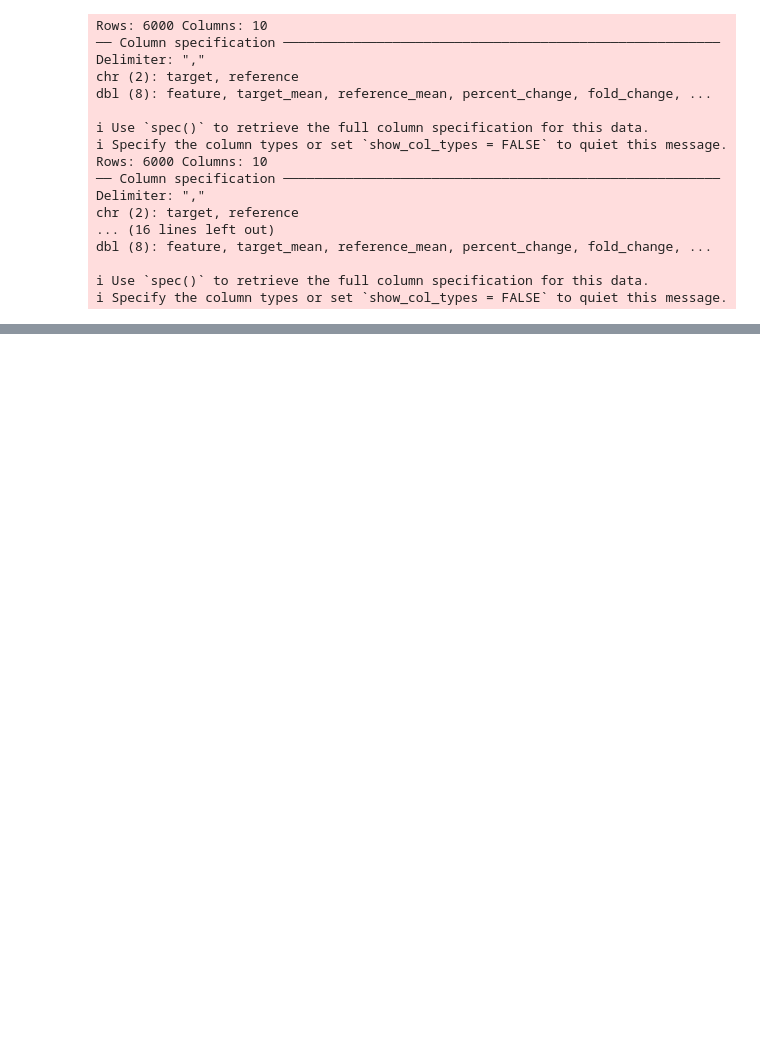
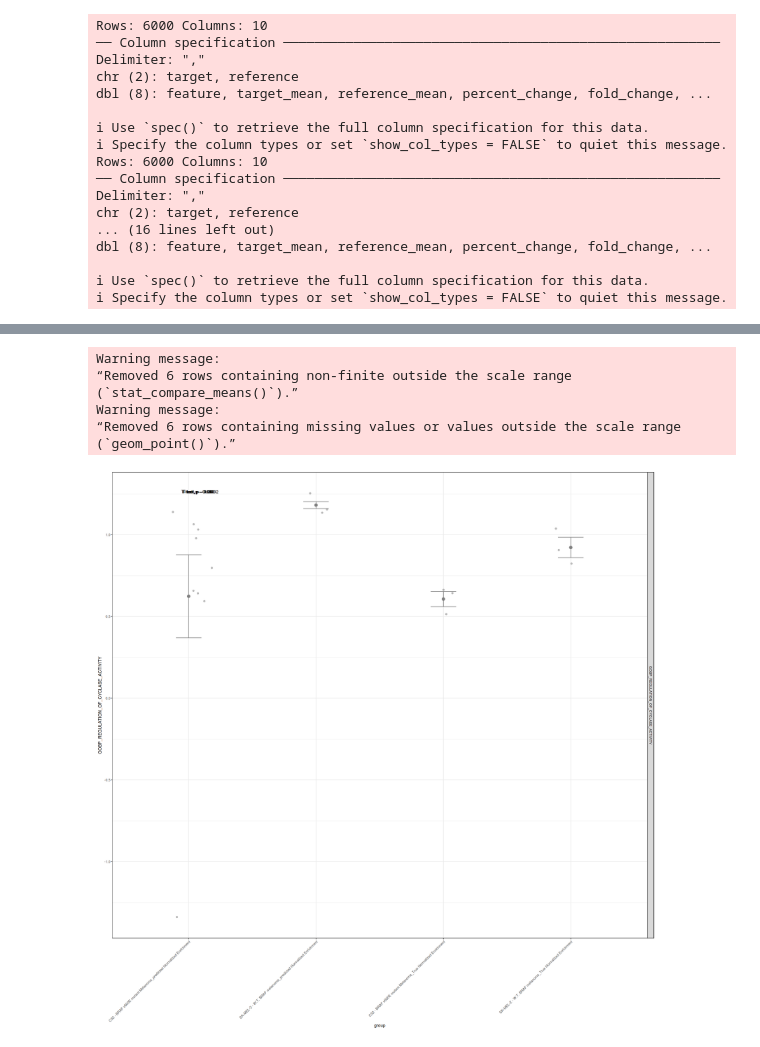
Before and after one commit to sudarshanb94/scvi-zero-gene-fix, a Jupyter notebook: figures/BRAF_test_R.ipynb, the cells around one changed output, grey strips where cells are left out. Cells and saved outputs as stored; diff of their text form; code cells hidden in the pictures; blank space fills up the shorter version.

Commit message:
added survival and BRAF plots

```diff
--- a/figures/BRAF_test_R.ipynb
+++ b/figures/BRAF_test_R.ipynb
@@ -187,0 +238,6 @@ p <-ggplot(
+# %%
+merged <- merged %>% pivot_longer(c('NES_predicted', 'NES_truth', 'NES_fold1', 'NES_fold2')) %>% as.data.frame()
+# %%
+merged$name <- ifelse(merged$name == 'NES_truth', 'True Normalized Enrichment', 'predicted Normalized Enrichment')
+# %%
+set <- c('GOBP_REGULATION_OF_CYCLASE_ACTIVITY' )
@@ -187,0 +246,7 @@ p <-ggplot(
+# %%
+library(dplyr)
+library(stringr)
+
+merged <- merged %>%
+  mutate(dose = str_split_fixed(target, ",", 2)[, 2]) %>%
+  mutate(dose = as.numeric(dose))
@@ -187,0 +259,46 @@ p <-ggplot(
+# %%
+# Assuming 'name' contains your true/predicted labels
+merged <- merged %>%
+  mutate(group = interaction(cell_line, name, sep = "_"))
+
+summary_df <- summary_df %>%
+  mutate(group = interaction(cell_line, name, sep = "_"))
+
+p <- ggplot(
+  merged %>% filter(pathway %in% set),
+  aes(x = group, y = value, color = dose)
+) +
+  geom_point(position = position_jitter(width = 0.2), alpha = 0.5) +
+  geom_errorbar(
+    data = summary_df,
+    aes(
+      x = group,
+      y = mean_value,
+      ymin = mean_value - se,
+      ymax = mean_value + se,
+      color = dose
+    ),
+    inherit.aes = FALSE,
+    width = 0.2
+  ) +
+  geom_point(
+    data = summary_df,
+    aes(x = group, y = mean_value, color = dose),
+    inherit.aes = FALSE,
+    size = 3
+  ) +
+  stat_compare_means(method = "t.test") +
+  theme_bw() +
+  facet_grid(rows = vars(pathway)) +
+  theme(axis.text.x = element_text(angle = 45, hjust = 1)) +
+  ylab("GOBP_REGULATION_OF_CYCLASE_ACTIVITY")
+
+print(p)
+# %% [output]
+Warning message:
+“Removed 6 rows containing non-finite outside the scale range
+(`stat_compare_means()`).”
+Warning message:
+“Removed 6 rows containing missing values or values outside the scale range
+(`geom_point()`).”
+[figure, added]
```
Also changed, not shown: parts of 21 cells of this notebook, 6 other files.
